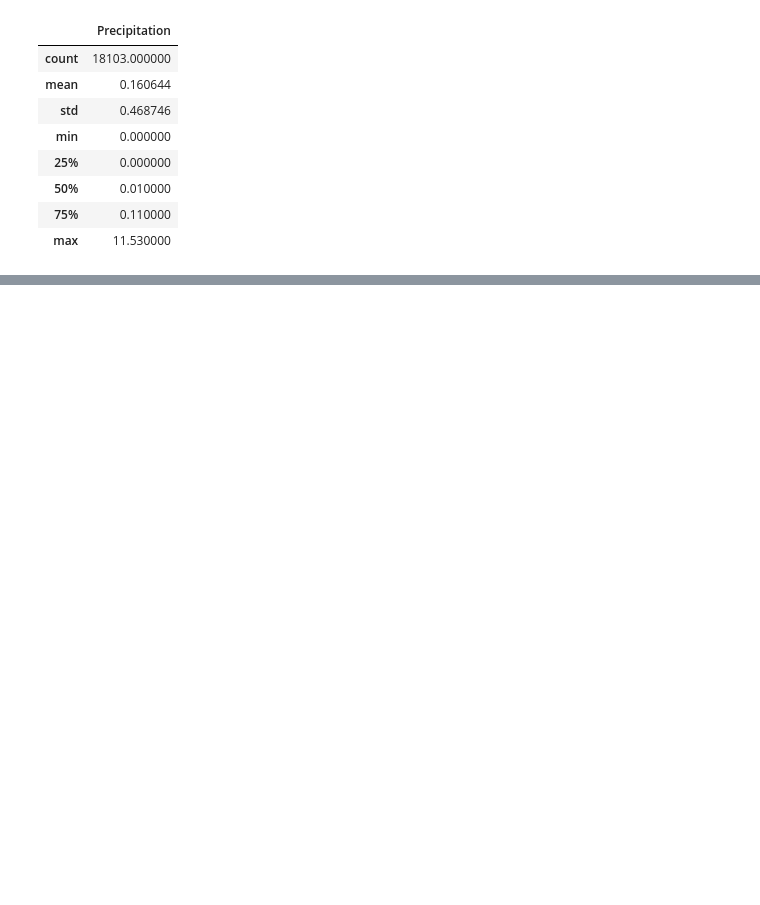
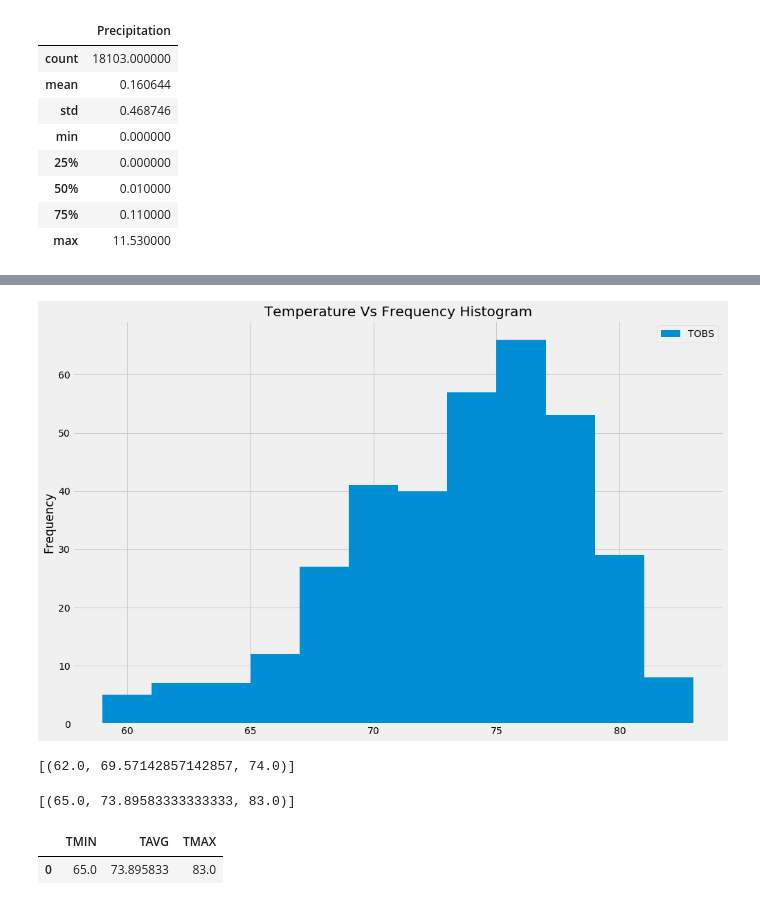
Before and after one commit to laurybenoit/SQLAlchemy-, a Jupyter notebook: climate_surf.ipynb, the cells around one changed output, grey strips where cells are left out. Cells and saved outputs as stored; diff of their text form; code cells hidden in the pictures; blank space fills up the shorter version.

```diff
--- a/climate_surf.ipynb
+++ b/climate_surf.ipynb
@@ -138,0 +163,6 @@ total_station
+# %%
+# Choose the station with the highest number of temperature observations.
+# Query the last 12 months of temperature observation data for this station and plot the results as a histogram
+most_active_12 = session.query(Measurement.tobs).filter(Measurement.date >= dates1year).filter(Measurement.station == 'USC00519281').order_by(Measurement.date).all()
+most_active_12 = pd.DataFrame(most_active_12, columns=['TOBS'])
+most_active_12
@@ -138,0 +183,38 @@ total_station
+# %%
+#plotting
+most_active_12.plot.hist(bins=12, title = 'Temperature Vs Frequency Histogram',figsize =(15,10))
+plt.savefig('temp_vs_frequency')
+# %% [output]
+[figure, added]
+# %%
+# This function called `calc_temps` will accept start date and end date in the format '%Y-%m-%d'
+# and return the minimum, average, and maximum temperatures for that range of dates
+def calc_temps(start_date, end_date):
+    """TMIN, TAVG, and TMAX for a list of dates.
+
+    Args:
+        start_date (string): A date string in the format %Y-%m-%d
+        end_date (string): A date string in the format %Y-%m-%d
+
+    Returns:
+        TMIN, TAVE, and TMAX
+    """
+
+    return session.query(func.min(Measurement.tobs), func.avg(Measurement.tobs), func.max(Measurement.tobs)).\
+        filter(Measurement.date >= start_date).filter(Measurement.date <= end_date).all()
+
+# function usage example
+print(calc_temps('2012-02-28', '2012-03-05'))
+# %% [output]
+[(62.0, 69.57142857142857, 74.0)]
+# %%
+caltemps = calc_temps("2017-03-14", "2017-04-28")
+caltemps
+# %% [output]
+[(65.0, 73.89583333333333, 83.0)]
+# %%
+caltemps_df = pd.DataFrame(caltemps, columns=["TMIN","TAVG","TMAX"])
+caltemps_df
+# %% [output]
+|  | TMIN | TAVG | TMAX |
+| 0 | 65.0 | 73.895833 | 83.0 |
```
Also changed, not shown: parts of 7 cells of this notebook, 2 other files.
